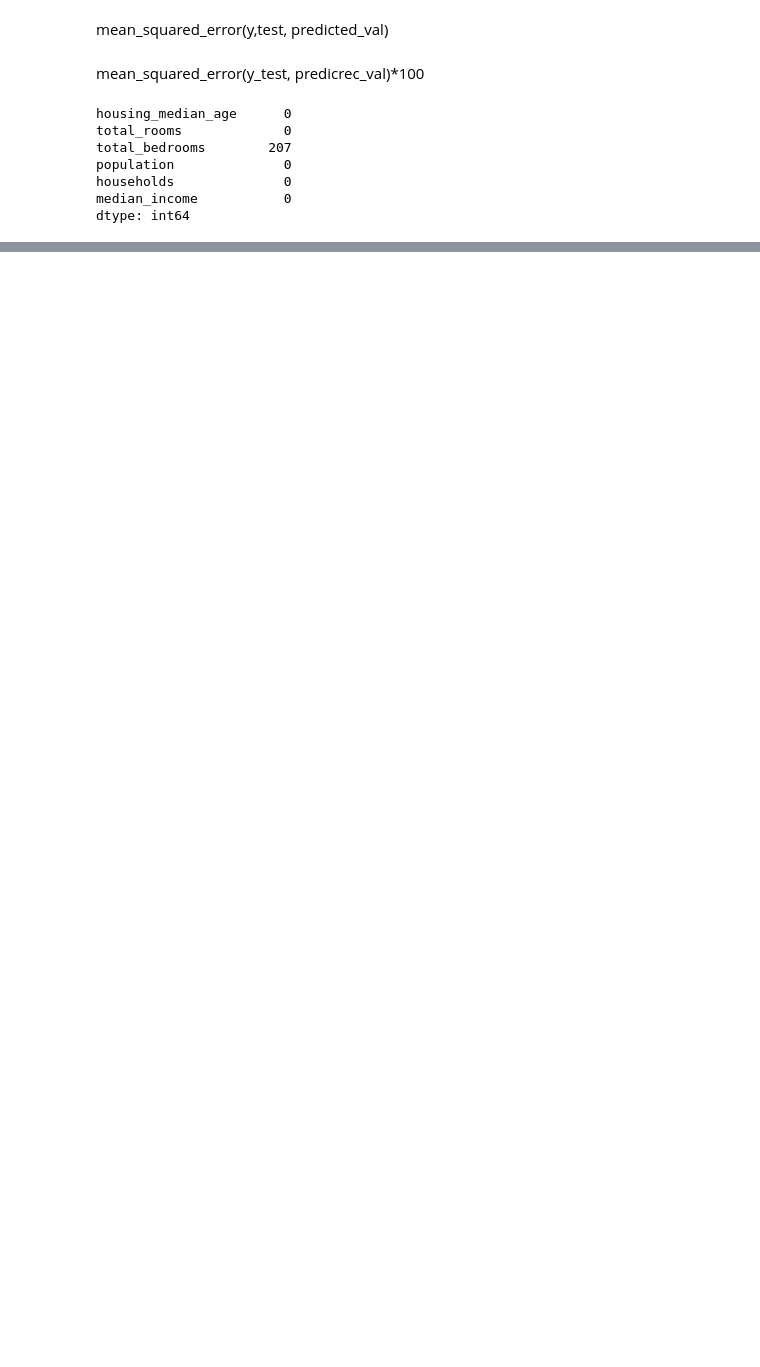
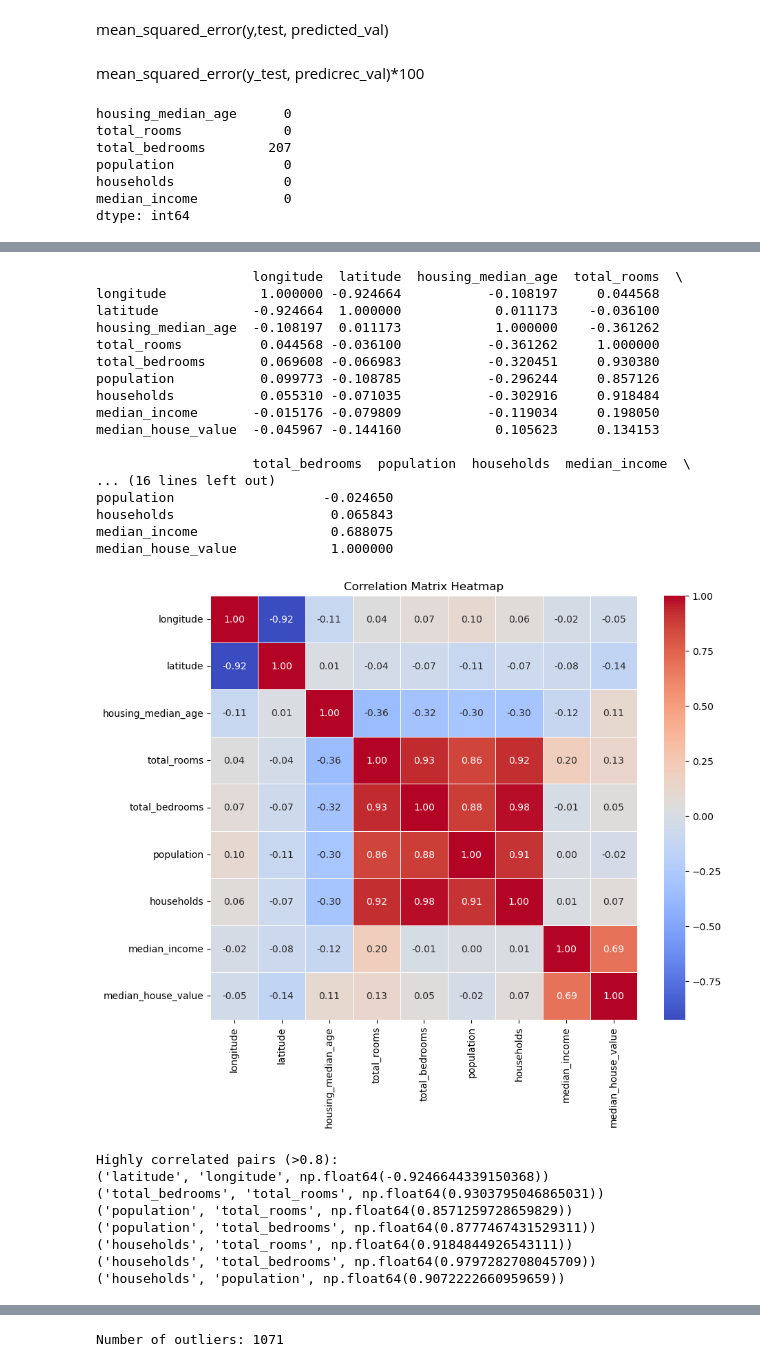
Before and after one commit to bhimashanka/classwork, a Jupyter notebook: day12.ipynb, the cells around one changed output, grey strips where cells are left out. Cells and saved outputs as stored; diff of their text form; code cells hidden in the pictures; blank space fills up the shorter version.

```diff
--- a/day12.ipynb
+++ b/day12.ipynb
@@ -164,0 +218,73 @@ x_test.dropna(inplace=True)
+# %%
+import pandas as pd
+import numpy as np
+import seaborn as sns
+import matplotlib.pyplot as plt
+from scipy.stats import skew, kurtosis
+
+df = pd.read_csv(r"C:\Users\BHIMA SHANKAR\Downloads\housing.csv")
+numeric_df = df.select_dtypes(include=['int64', 'float64'])
+corr_matrix = numeric_df.corr()
+print(corr_matrix)
+
+plt.figure(figsize=(10,8))
+sns.heatmap(corr_matrix, annot=True, cmap="coolwarm", fmt=".2f",linewidths=0.5)
+plt.title("Correlation Matrix Heatmap")
+plt.show()
+
+high_corr_pairs = []
+
+for i in range(len(corr_matrix.columns)):
+    for j in range(i):
+        if abs(corr_matrix.iloc[i, j]) > 0.8:
+            col1 = corr_matrix.columns[i]
+            col2 = corr_matrix.columns[j]
+            corr_value = corr_matrix.iloc[i, j]
+            high_corr_pairs.append((col1, col2, corr_value))
+
+print("Highly correlated pairs (>0.8):")
+for pair in high_corr_pairs:
+    print(pair)
+
+plt.figure(figsize=(6,5))
+sns.boxplot(y=df["median_house_value"])
+plt.title("Boxplot of median_house_value")
+plt.show()
+
+Q1 = df["median_house_value"].quantile(0.25)
+Q3 = df["median_house_value"].quantile(0.75)
+IQR = Q3 - Q1
+
+lower_bound = Q1 - 1.5 * IQR
+upper_bound = Q3 + 1.5 * IQR
+
+outliers = df[(df["median_house_value"] < lower_bound) | (df["median_house_value"] > upper_bound)]
+
+print("Number of outliers:", len(outliers))
+# %% [output]
+                    longitude  latitude  housing_median_age  total_rooms  \
+longitude            1.000000 -0.924664           -0.108197     0.044568
+latitude            -0.924664  1.000000            0.011173    -0.036100
+housing_median_age  -0.108197  0.011173            1.000000    -0.361262
+total_rooms          0.044568 -0.036100           -0.361262     1.000000
+total_bedrooms       0.069608 -0.066983           -0.320451     0.930380
+population           0.099773 -0.108785           -0.296244     0.857126
+households           0.055310 -0.071035           -0.302916     0.918484
+median_income       -0.015176 -0.079809           -0.119034     0.198050
+median_house_value  -0.045967 -0.144160            0.105623     0.134153
+
+                    total_bedrooms  population  households  median_income  \
+... (16 lines left out)
+population                   -0.024650
+households                    0.065843
+median_income                 0.688075
+median_house_value            1.000000
+[figure, added]
+Highly correlated pairs (>0.8):
+('latitude', 'longitude', np.float64(-0.9246644339150368))
+('total_bedrooms', 'total_rooms', np.float64(0.9303795046865031))
+('population', 'total_rooms', np.float64(0.8571259728659829))
+('population', 'total_bedrooms', np.float64(0.8777467431529311))
+('households', 'total_rooms', np.float64(0.9184844926543111))
+('households', 'total_bedrooms', np.float64(0.9797282708045709))
+('households', 'population', np.float64(0.9072222660959659))
@@ -164,0 +292 @@ x_test.dropna(inplace=True)
+Number of outliers: 1071
```
Also changed, not shown: parts of 4 cells of this notebook, 6 other files.
